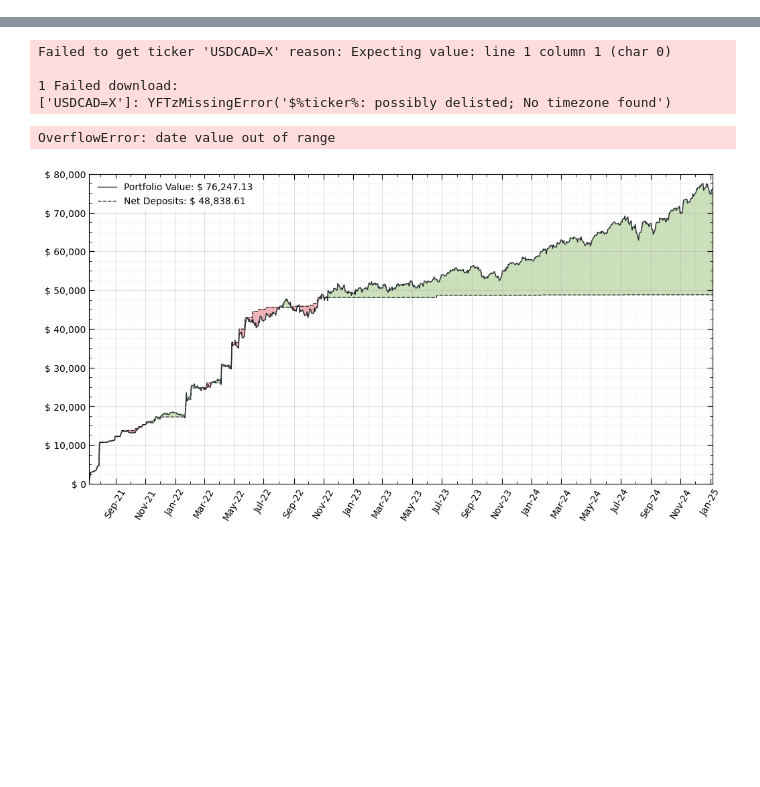
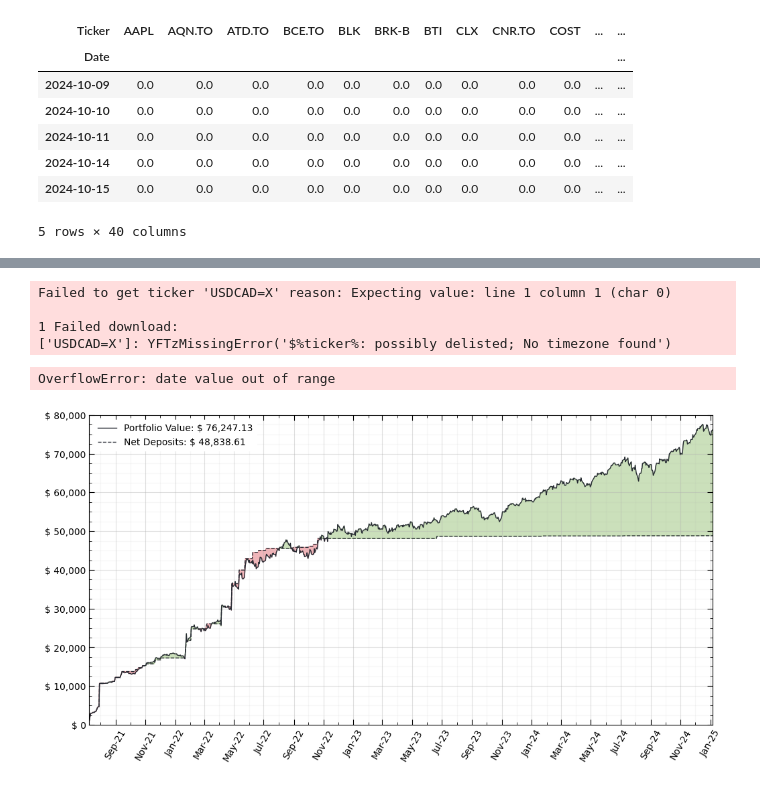
Before and after one commit to JakubStacho/portfolio-tracker, a Jupyter notebook: portfolio-tracker.ipynb, the cells around one changed output, grey strips where cells are left out. Drawn from its saved outputs; the diff is of its cells as text; code cells hidden in the pictures; blank space fills up the shorter version.

```diff
--- a/portfolio-tracker.ipynb
+++ b/portfolio-tracker.ipynb
@@ -19,0 +50,13 @@ yfinance: pandas_datareader support is deprecated & semi-broken so will be remov
+# %%
+position_data         = price_data.copy()
+position_data.iloc[:] = 0
+position_data.head()
+# %% [output]
+| Ticker | AAPL | AQN.TO | ATD.TO | BCE.TO | BLK | BRK-B | BTI | CLX | CNR.TO | COST | ... | ... |
+| Date |  |  |  |  |  |  |  |  |  |  |  | ... |
+| 2024-10-09 | 0.0 | 0.0 | 0.0 | 0.0 | 0.0 | 0.0 | 0.0 | 0.0 | 0.0 | 0.0 | ... | ... |
+| 2024-10-10 | 0.0 | 0.0 | 0.0 | 0.0 | 0.0 | 0.0 | 0.0 | 0.0 | 0.0 | 0.0 | ... | ... |
+| 2024-10-11 | 0.0 | 0.0 | 0.0 | 0.0 | 0.0 | 0.0 | 0.0 | 0.0 | 0.0 | 0.0 | ... | ... |
+| 2024-10-14 | 0.0 | 0.0 | 0.0 | 0.0 | 0.0 | 0.0 | 0.0 | 0.0 | 0.0 | 0.0 | ... | ... |
+| 2024-10-15 | 0.0 | 0.0 | 0.0 | 0.0 | 0.0 | 0.0 | 0.0 | 0.0 | 0.0 | 0.0 | ... | ... |
+5 rows × 40 columns
```
Also changed, not shown: parts of 30 cells of this notebook, 9 other files.
